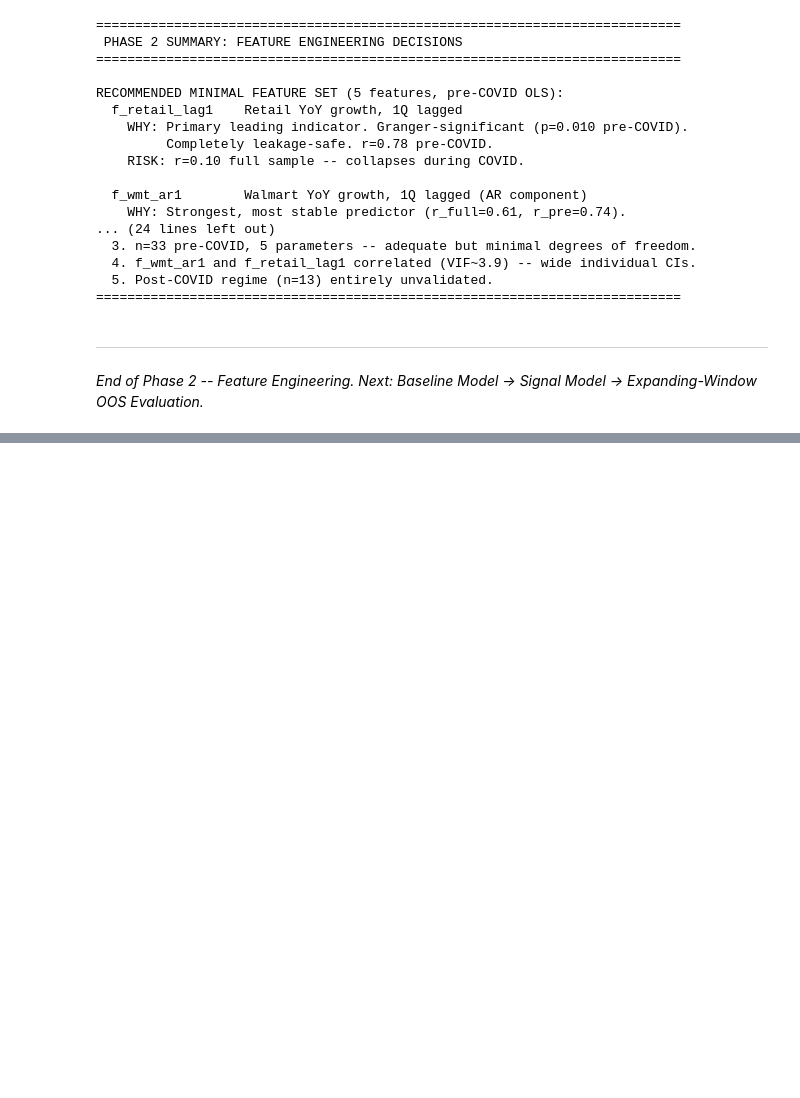
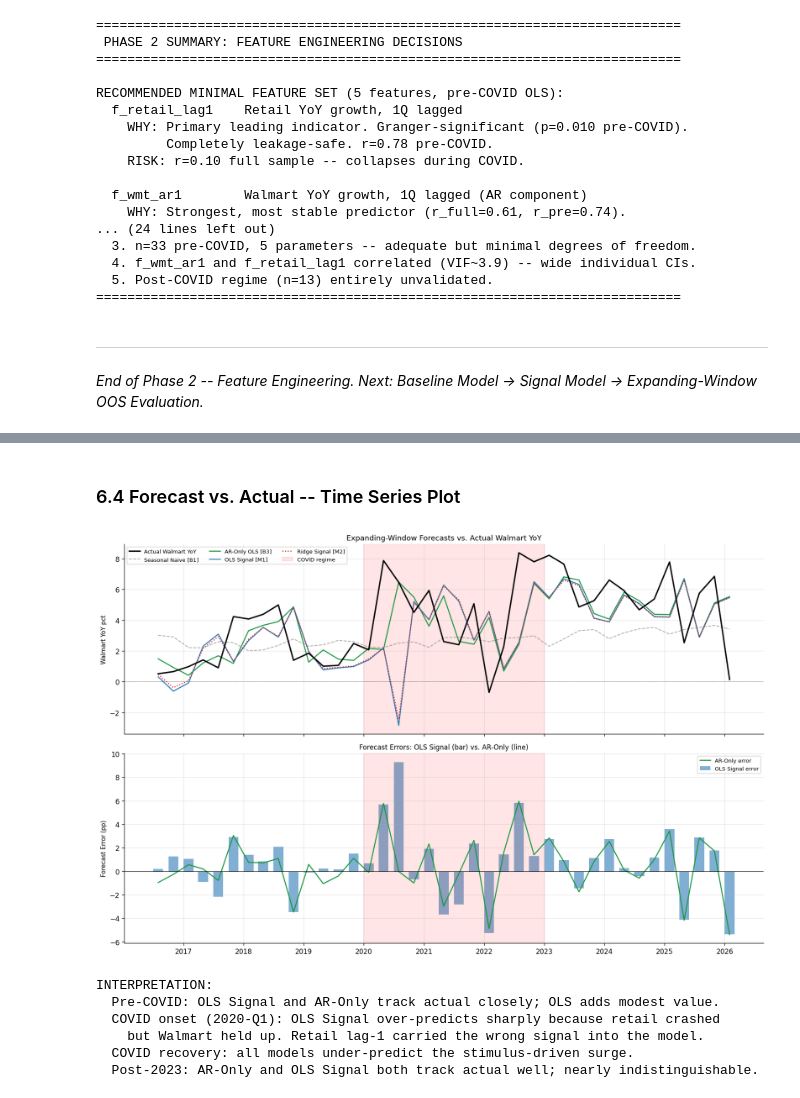
Before and after one commit to Pavan789bhanu/Analysis, a Jupyter notebook: analysis.ipynb, the cells around one changed output, grey strips where cells are left out. Drawn from its saved outputs; the diff is of its cells as text; code cells hidden in the pictures; blank space fills up the shorter version.

```diff
--- a/analysis.ipynb
+++ b/analysis.ipynb
@@ -1849,0 +2145,50 @@ RECOMMENDED MINIMAL FEATURE SET (5 features, pre-COVID OLS):
+# %% [markdown]
+### 6.4 Forecast vs. Actual -- Time Series Plot
+# %%
+fig, axes = plt.subplots(2, 1, figsize=(14, 9), sharex=True)
+
+# Panel 1: Actual vs predictions
+ax = axes[0]
+ax.plot(res["date"], res["actual"],  color="black", linewidth=2,   label="Actual Walmart YoY", zorder=5)
+ax.plot(res["date"], res["sn"],      color=GRAY,    linewidth=1.2, linestyle="--", label="Seasonal Naive [B1]", alpha=0.7)
+ax.plot(res["date"], res["ar"],      color=GREEN,   linewidth=1.5, linestyle="-",  label="AR-Only OLS [B3]")
+ax.plot(res["date"], res["ols"],     color=BLUE,    linewidth=1.5, linestyle="-",  label="OLS Signal [M1]")
+ax.plot(res["date"], res["ridge"],   color=ORANGE,  linewidth=1.5, linestyle=":",  label="Ridge Signal [M2]")
+ax.axhline(0, color="black", linewidth=0.5, linestyle=":")
+ax.axvspan(pd.Timestamp("2020-01-01"), pd.Timestamp("2023-01-01"), alpha=0.1, color="red", label="COVID regime")
+ax.set_ylabel("Walmart YoY pct", fontsize=9)
+ax.set_title("Expanding-Window Forecasts vs. Actual Walmart YoY", fontsize=11)
+ax.legend(fontsize=8, ncol=3)
+ax.xaxis.set_major_formatter(mdates.DateFormatter("%Y"))
+
+# Panel 2: Forecast errors (OLS Signal - AR-Only)
+ax = axes[1]
+ols_err = res["actual"] - res["ols"]
+ar_err  = res["actual"] - res["ar"]
+ax.bar(res["date"], ols_err, width=60, color=BLUE,   alpha=0.6, label="OLS Signal error")
+ax.plot(res["date"], ar_err, color=GREEN, linewidth=1.5, label="AR-Only error")
+ax.axhline(0, color="black", linewidth=0.7)
+ax.axvspan(pd.Timestamp("2020-01-01"), pd.Timestamp("2023-01-01"), alpha=0.1, color="red")
+ax.set_ylabel("Forecast Error (pp)", fontsize=9)
+ax.set_title("Forecast Errors: OLS Signal (bar) vs. AR-Only (line)", fontsize=10)
+ax.legend(fontsize=8)
+ax.xaxis.set_major_formatter(mdates.DateFormatter("%Y"))
+
+plt.tight_layout()
+plt.savefig("fig11_oos_forecasts.png", bbox_inches="tight")
+plt.show()
+
+print("INTERPRETATION:")
+print("  Pre-COVID: OLS Signal and AR-Only track actual closely; OLS adds modest value.")
+print("  COVID onset (2020-Q1): OLS Signal over-predicts sharply because retail crashed")
+print("    but Walmart held up. Retail lag-1 carried the wrong signal into the model.")
+print("  COVID recovery: all models under-predict the stimulus-driven surge.")
+print("  Post-2023: AR-Only and OLS Signal both track actual well; nearly indistinguishable.")
+# %% [output]
+[figure, added]
+INTERPRETATION:
+  Pre-COVID: OLS Signal and AR-Only track actual closely; OLS adds modest value.
+  COVID onset (2020-Q1): OLS Signal over-predicts sharply because retail crashed
+    but Walmart held up. Retail lag-1 carried the wrong signal into the model.
+  COVID recovery: all models under-predict the stimulus-driven surge.
+  Post-2023: AR-Only and OLS Signal both track actual well; nearly indistinguishable.
```
Also changed, not shown: parts of 22 cells of this notebook, 7 other files.
